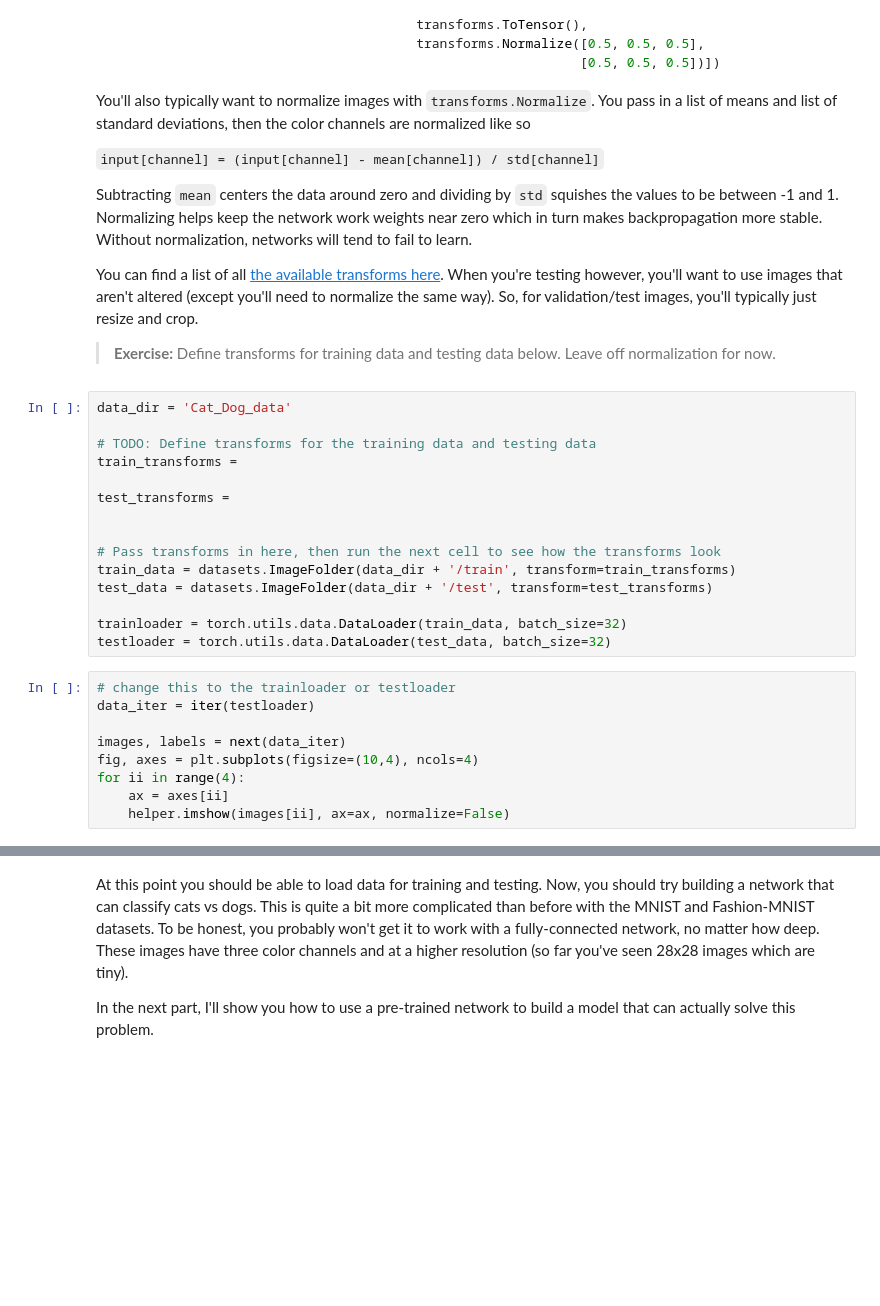
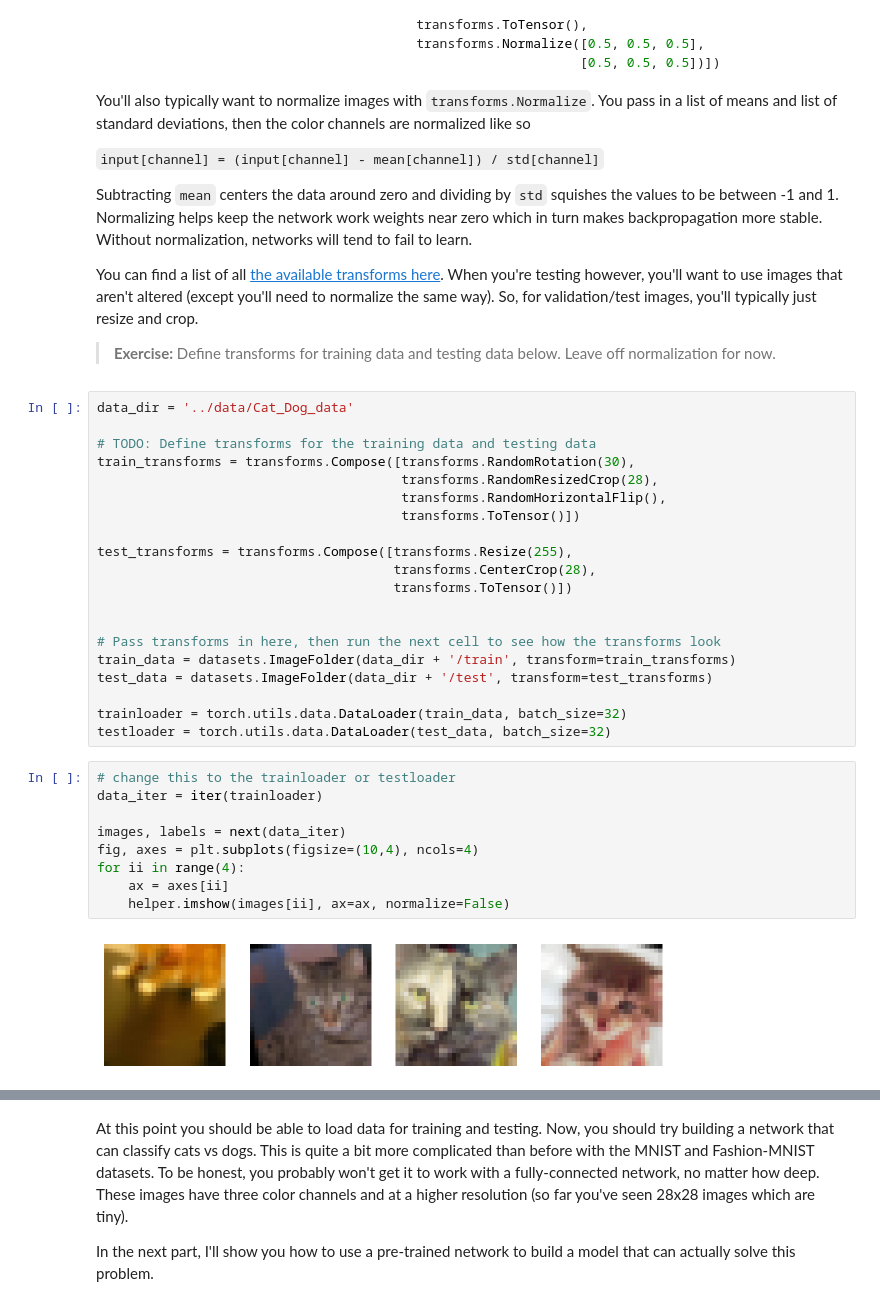
Before and after one commit to jqhils/private_ai_course, a Jupyter notebook: lesson-1-intro_to_pytorch/Part 7 - Loading Image Data (Exercises).ipynb, the cells around one changed output, grey strips where cells are left out. Saved outputs shown, nothing was run; the diff lists cells and outputs as text; blank space fills up the shorter version.

```diff
--- a/lesson-1-intro_to_pytorch/Part 7 - Loading Image Data (Exercises).ipynb
+++ b/lesson-1-intro_to_pytorch/Part 7 - Loading Image Data (Exercises).ipynb
@@ -116,12 +121,17 @@ You can find a list of all [the available transforms here](http://pytorch.org/do
 
 >**Exercise:** Define transforms for training data and testing data below. Leave off normalization for now.
 # %%
-data_dir = 'Cat_Dog_data'
+data_dir = '../data/Cat_Dog_data'
 
 # TODO: Define transforms for the training data and testing data
-train_transforms =
+train_transforms = transforms.Compose([transforms.RandomRotation(30),
+                                       transforms.RandomResizedCrop(28),
+                                       transforms.RandomHorizontalFlip(),
+                                       transforms.ToTensor()])
 
-test_transforms =
+test_transforms = transforms.Compose([transforms.Resize(255),
+                                      transforms.CenterCrop(28),
+                                      transforms.ToTensor()])
 
 
 # Pass transforms in here, then run the next cell to see how the transforms look
@@ -132,13 +142,15 @@ trainloader = torch.utils.data.DataLoader(train_data, batch_size=32)
 testloader = torch.utils.data.DataLoader(test_data, batch_size=32)
 # %%
 # change this to the trainloader or testloader
-data_iter = iter(testloader)
+data_iter = iter(trainloader)
 
 images, labels = next(data_iter)
 fig, axes = plt.subplots(figsize=(10,4), ncols=4)
 for ii in range(4):
     ax = axes[ii]
     helper.imshow(images[ii], ax=ax, normalize=False)
+# %% [output]
+[figure, added]
 # %% [markdown]
 Your transformed images should look something like this.
 
```
Also changed, not shown: parts of 8 cells of this notebook, 2 other files.
